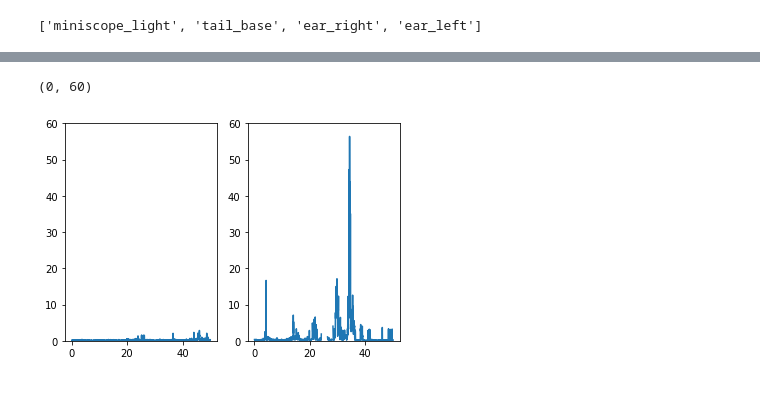
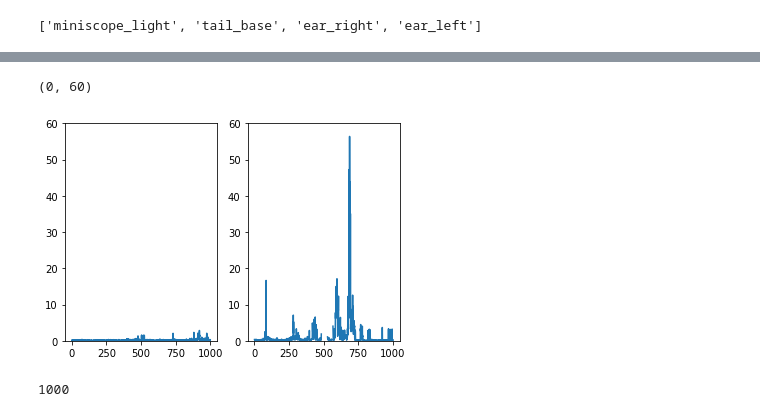
Before and after one commit to marburyvthesea/post_cnmfe_analysis, a Jupyter notebook: dlc_analysis/compile_dlc_output_v2.ipynb, the cells around one changed output, grey strips where cells are left out. Saved outputs shown, nothing was run; the diff lists cells and outputs as text; code cells hidden in the pictures.

```diff
--- a/dlc_analysis/compile_dlc_output_v2.ipynb
+++ b/dlc_analysis/compile_dlc_output_v2.ipynb
@@ -211,6 +214,7 @@ for folder in tqdm(experiment_folders):
     #need to have switch here for msCam and BehavCam cam #s
     #in these recordings behavcam records at faster framerate (30fps vs 20fps) so will have more frames
     timsestamps_file = output_directory+'timestamp.dat'
+    frame_clock_df = pd.read_table(timsestamps_file)
     Cam0_timestamps = frame_clock_df[frame_clock_df['camNum'] == 0]
     Cam1_timestamps = frame_clock_df[frame_clock_df['camNum'] == 1]
     if len(Cam1_timestamps)>len(Cam0_timestamps):
@@ -226,12 +230,3 @@ for folder in tqdm(experiment_folders):
     # changing selection of frames from session compiled dataframe to account for 1 indexing of frames in timestamp file -- should be fixed
     aligned = dlc_utils.downsample_dlc_to_behavior(output_directory+session_name+'_compiled_session_02112021.h5', output_directory+'timestamp.dat',
                                                    msCam_camnum, behavCam_camnum)
-
-
-    aligned_td = aligned.set_index(pd.to_timedelta(np.linspace(0, aligned_out['sys_clock_behavCam'].values[-1]/1000, len(aligned)), unit='s'), drop=False)
-
-    #smooth data by downsampling and interpolating
-    interpolated = dlc_utils.downsample_and_interpolate(aligned_td, '.05S', '1S', 'linear')
-    interpolated.to_csv(output_directory+session_name+'_dlc_tracking_foranalysis_02112021.csv')
-
-    output_directory+session_name+'_dlc_tracking_foranalysis.csv'
@@ -247,10 +265,10 @@ plt.plot(aligned_time_delta.index.astype('timedelta64[ms]'), aligned_time_delta[
 # %%
-time_within_movie_seconds = np.linspace(0, 50, 1000)
+frames_within_movie = np.linspace(0, 1000, 1000)
 fig, (ax1, ax2) = plt.subplots(1,2)
-ax1.plot(time_within_movie_seconds, session_compiled.loc['behavCam01DLC_resnet50_Open_Field_v2Jan27shuffle1_150000.h5']['tail_base'])
+ax1.plot(frames_within_movie, session_compiled.loc['behavCam01DLC_resnet50_Open_Field_v2Jan27shuffle1_150000.h5']['tail_base'])
 ax1.set_ylim(0, 60)
-ax2.plot(time_within_movie_seconds, session_compiled.loc['behavCam02DLC_resnet50_Open_Field_v2Jan27shuffle1_150000.h5']['tail_base'])
+ax2.plot(frames_within_movie, session_compiled.loc['behavCam02DLC_resnet50_Open_Field_v2Jan27shuffle1_150000.h5']['tail_base'])
 ax2.set_ylim(0, 60)
 # %% [output]
 (0, 60)
-[figure, old version]
+[figure, new version]
@@ -256,0 +279,4 @@ ax2.set_ylim(0, 60)
+# %%
+total_frames
+# %% [output]
+1000
```
Also changed, not shown: parts of 15 cells of this notebook.
